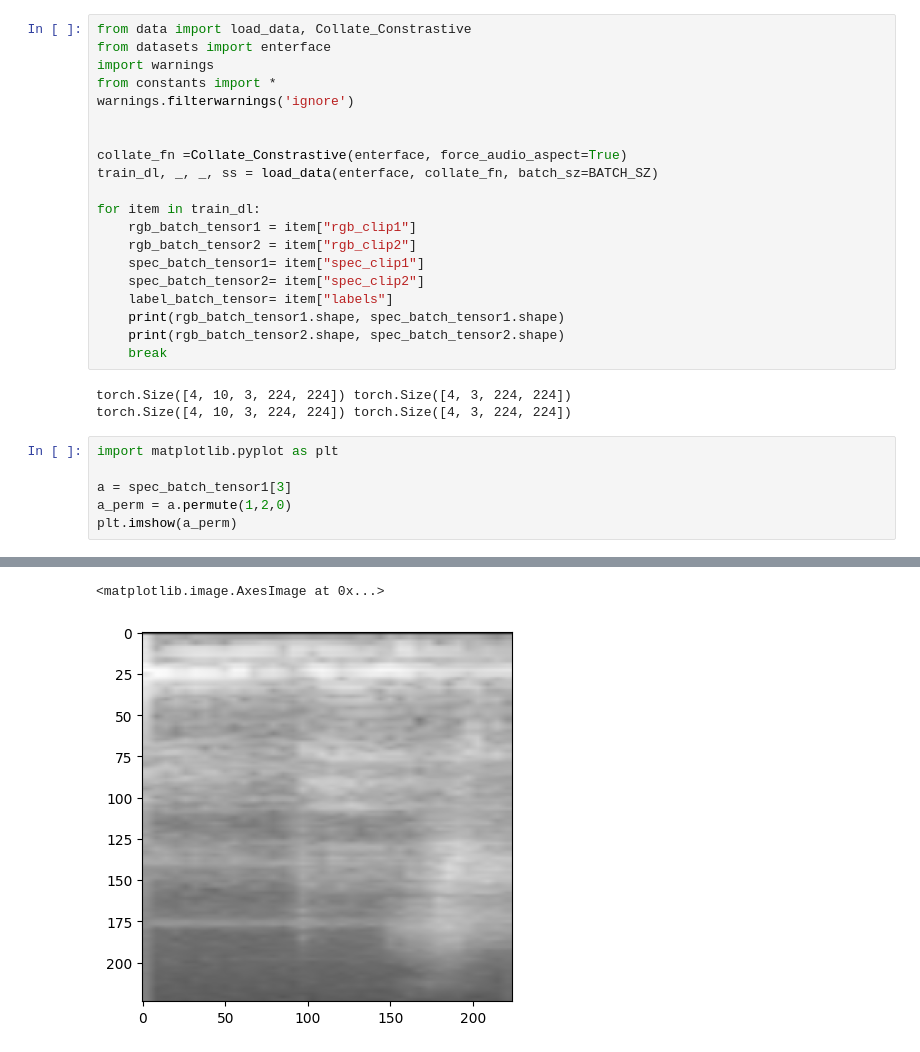
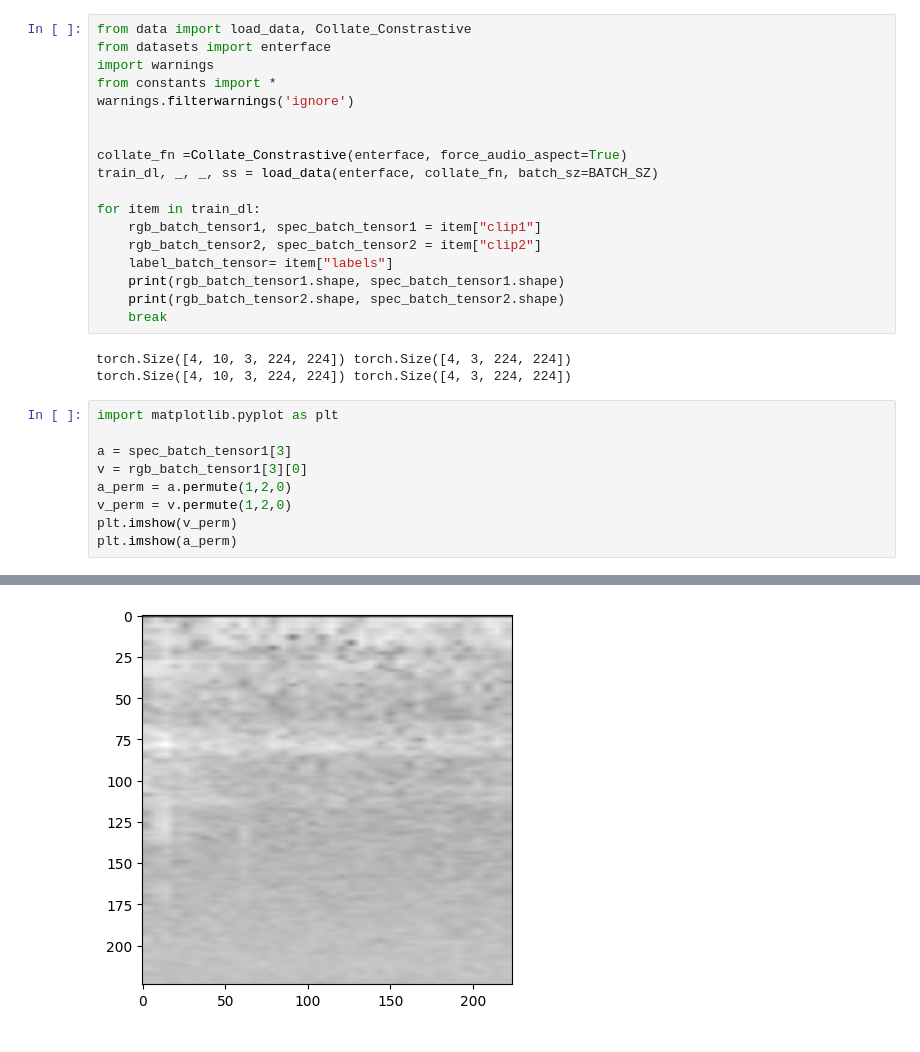
Before and after one commit to jayathungek/DepMBT, a Jupyter notebook: contrastive.ipynb, the cells around one changed output, grey strips where cells are left out. Drawn from its saved outputs; the diff is of its cells as text.

Commit message:
feat: add more visuals

```diff
--- a/contrastive.ipynb
+++ b/contrastive.ipynb
@@ -49,10 +49,8 @@ collate_fn =Collate_Constrastive(enterface, force_audio_aspect=True)
 train_dl, _, _, ss = load_data(enterface, collate_fn, batch_sz=BATCH_SZ)
 
 for item in train_dl:
-    rgb_batch_tensor1 = item["rgb_clip1"]
-    rgb_batch_tensor2 = item["rgb_clip2"]
-    spec_batch_tensor1= item["spec_clip1"]
-    spec_batch_tensor2= item["spec_clip2"]
+    rgb_batch_tensor1, spec_batch_tensor1 = item["clip1"]
+    rgb_batch_tensor2, spec_batch_tensor2 = item["clip2"]
     label_batch_tensor= item["labels"]
     print(rgb_batch_tensor1.shape, spec_batch_tensor1.shape)
     print(rgb_batch_tensor2.shape, spec_batch_tensor2.shape)
@@ -64,6 +62,9 @@ torch.Size([4, 10, 3, 224, 224]) torch.Size([4, 3, 224, 224])
 import matplotlib.pyplot as plt
 
 a = spec_batch_tensor1[3]
+v = rgb_batch_tensor1[3][0]
 a_perm = a.permute(1,2,0)
+v_perm = v.permute(1,2,0)
+plt.imshow(v_perm)
 plt.imshow(a_perm)
 # %% [output]
@@ -87,2 +72 @@ tensor([[[0.0000, 0.0000, 0.0000],
-<matplotlib.image.AxesImage at 0x...>
-[figure, old version]
+[figure, new version]
```
Also changed, not shown: parts of 1 cell of this notebook.
